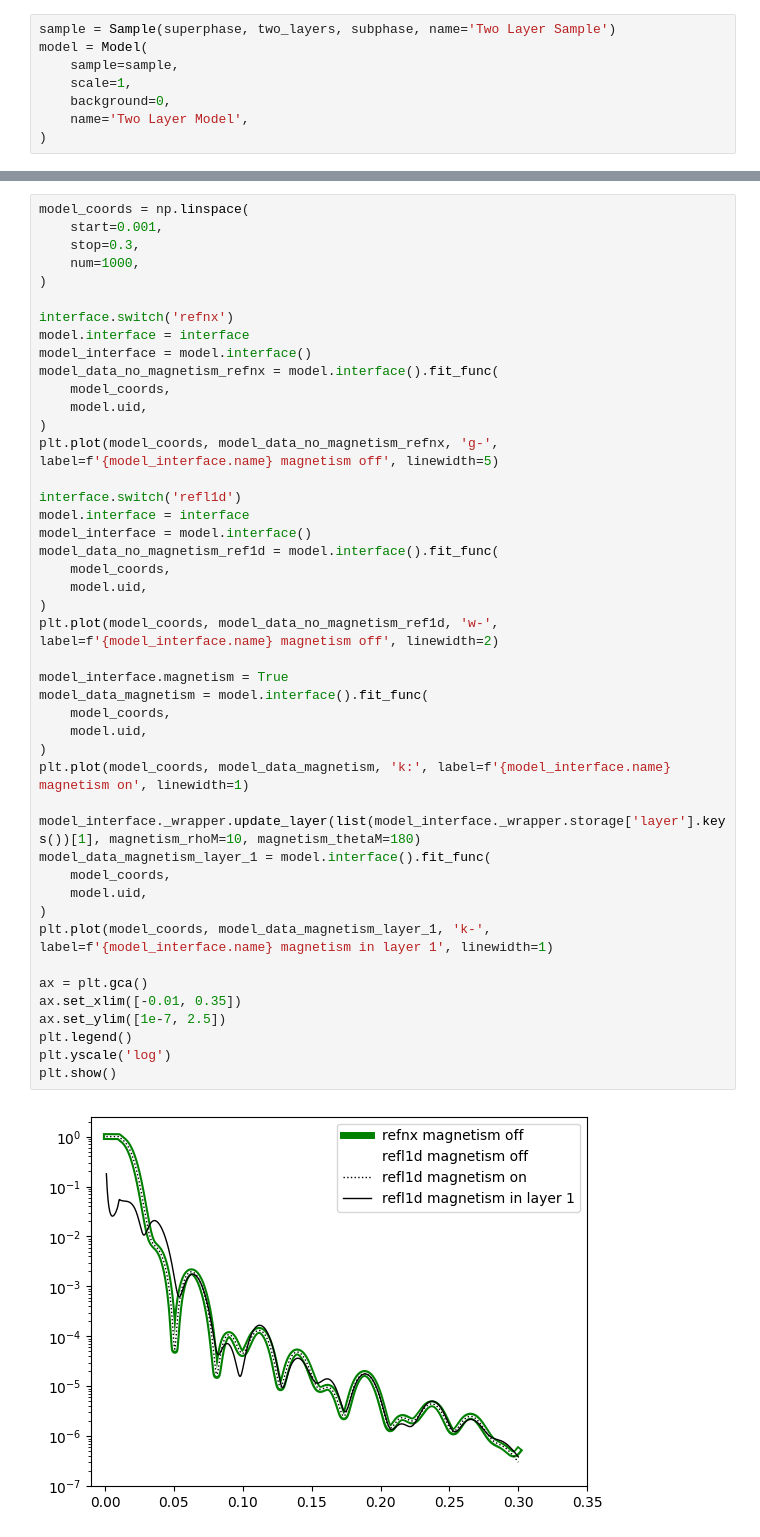
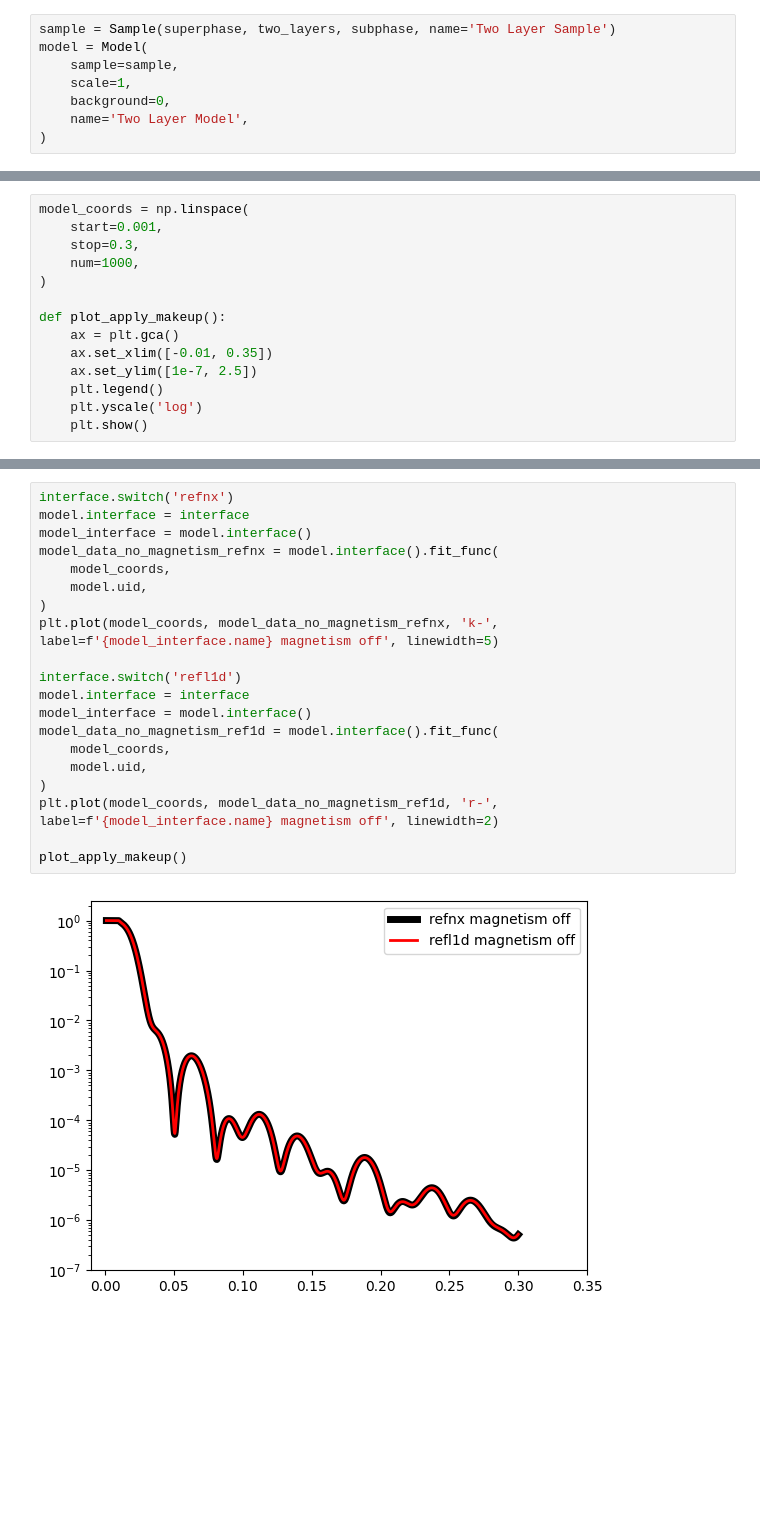
Before and after one commit to EasyScience/EasyReflectometryLib, a Jupyter notebook: docs/src/tutorials/magnetism.ipynb, the cells around one changed output, grey strips where cells are left out. Drawn from its saved outputs; the diff is of its cells as text; blank space fills up the shorter version.

```diff
--- a/docs/src/tutorials/magnetism.ipynb
+++ b/docs/src/tutorials/magnetism.ipynb
@@ -109,0 +105,14 @@ Furthermore, we compare the here determined reflectivities (Resolution) and the
+# %%
+model_coords = np.linspace(
+    start=0.001,
+    stop=0.3,
+    num=1000,
+)
+
+def plot_apply_makeup():
+    ax = plt.gca()
+    ax.set_xlim([-0.01, 0.35])
+    ax.set_ylim([1e-7, 2.5])
+    plt.legend()
+    plt.yscale('log')
+    plt.show()
@@ -110,47 +121,22 @@ Furthermore, we compare the here determined reflectivities (Resolution) and the
 # %%
-model_coords = np.linspace(
-    start=0.001,
-    stop=0.3,
-    num=1000,
-)
-
 interface.switch('refnx')
 model.interface = interface
 model_interface = model.interface()
 model_data_no_magnetism_refnx = model.interface().fit_func(
     model_coords,
     model.uid,
 )
-plt.plot(model_coords, model_data_no_magnetism_refnx, 'g-', label=f'{model_interface.name} magnetism off', linewidth=5)
+plt.plot(model_coords, model_data_no_magnetism_refnx, 'k-', label=f'{model_interface.name} magnetism off', linewidth=5)
 
 interface.switch('refl1d')
 model.interface = interface
 model_interface = model.interface()
 model_data_no_magnetism_ref1d = model.interface().fit_func(
     model_coords,
     model.uid,
 )
-plt.plot(model_coords, model_data_no_magnetism_ref1d, 'w-', label=f'{model_interface.name} magnetism off', linewidth=2)
+plt.plot(model_coords, model_data_no_magnetism_ref1d, 'r-', label=f'{model_interface.name} magnetism off', linewidth=2)
 
-model_interface.magnetism = True
-model_data_magnetism = model.interface().fit_func(
-    model_coords,
-    model.uid,
-)
-plt.plot(model_coords, model_data_magnetism, 'k:', label=f'{model_interface.name} magnetism on', linewidth=1)
-
-model_interface._wrapper.update_layer(list(model_interface._wrapper.storage['layer'].keys())[1], magnetism_rhoM=10, magnetism_thetaM=180)
-model_data_magnetism_layer_1 = model.interface().fit_func(
-    model_coords,
-    model.uid,
-)
-plt.plot(model_coords, model_data_magnetism_layer_1, 'k-', label=f'{model_interface.name} magnetism in layer 1', linewidth=1)
-
-ax = plt.gca()
-ax.set_xlim([-0.01, 0.35])
-ax.set_ylim([1e-7, 2.5])
-plt.legend()
-plt.yscale('log')
-plt.show()
+plot_apply_makeup()
 # %% [output]
-[figure, old version]
+[figure, new version]
```
Also changed, not shown: parts of 11 cells of this notebook.
